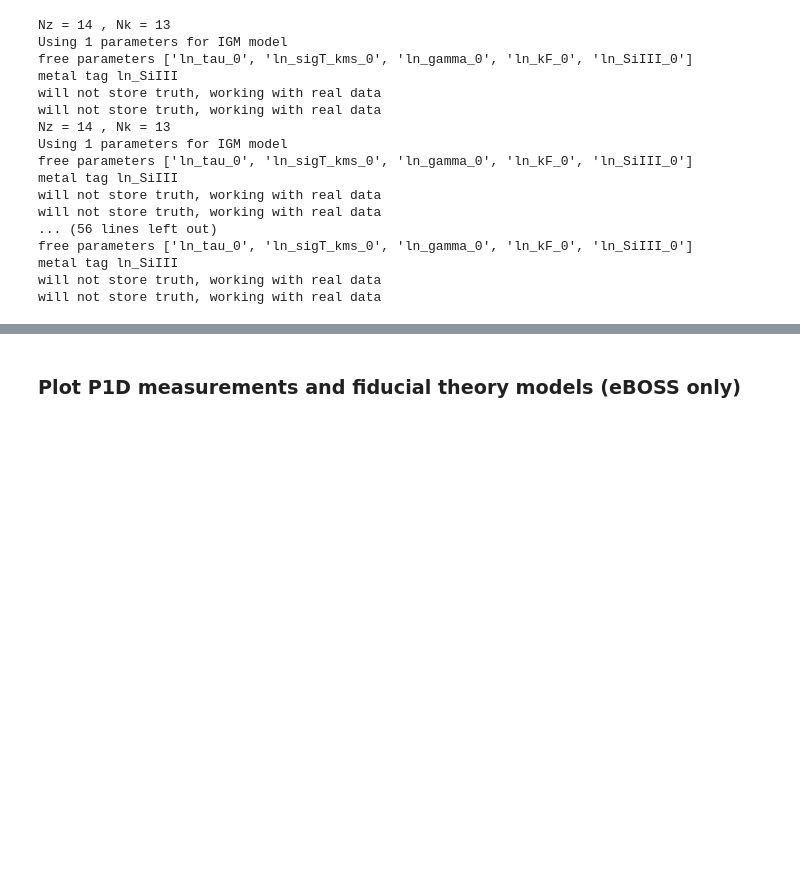
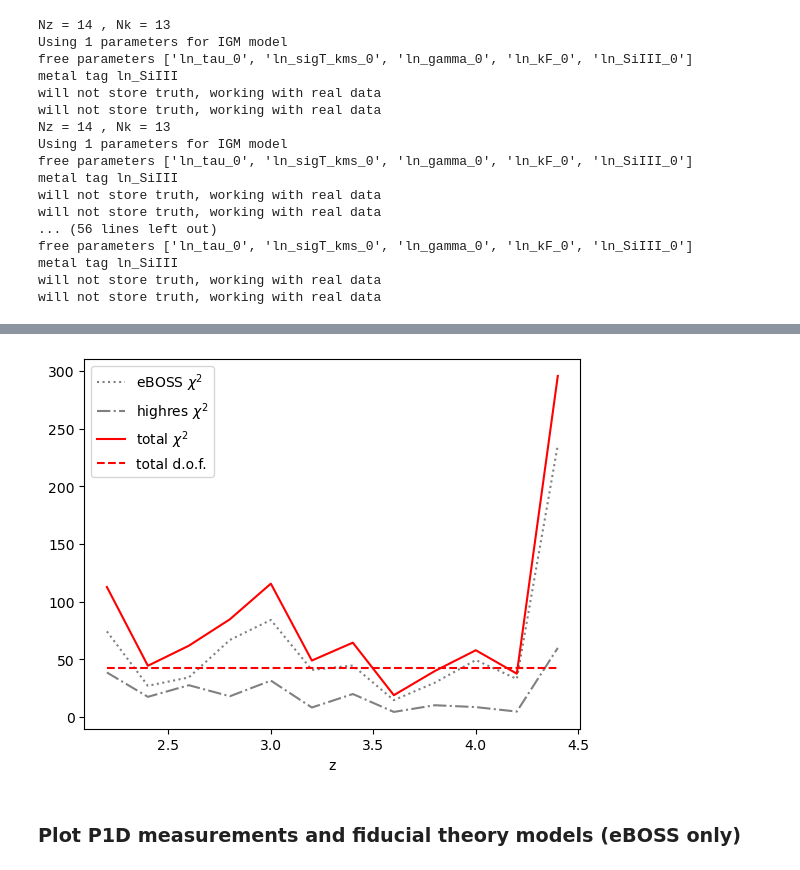
Before and after one commit to igmhub/cup1d, a Jupyter notebook: notebooks/likelihood/plot_marseille.ipynb, the cells around one changed output, grey strips where cells are left out. Drawn from its saved outputs; the diff is of its cells as text; code cells hidden in the pictures; blank space fills up the shorter version.

```diff
--- a/notebooks/likelihood/plot_marseille.ipynb
+++ b/notebooks/likelihood/plot_marseille.ipynb
@@ -209,3 +261,18 @@ if False:
+# %%
+eB_chi2=np.array([allz_runs[iz]['eB_chi2'] for iz in range(Nz)])
+hr_chi2=np.array([allz_runs[iz]['hr_chi2'] for iz in range(Nz)])
+eB_Nk=np.array([allz_runs[iz]['eB_Nk'] for iz in range(Nz)])
+hr_Nk=np.array([allz_runs[iz]['hr_Nk'] for iz in range(Nz)])
+npar=[len(allz_runs[iz]['best_fit_values']) for iz in range(Nz)]
+plt.plot(zs,eB_chi2,label=r'eBOSS $\chi^2$',color='gray',ls=':')
+plt.plot(zs,hr_chi2,label=r'highres $\chi^2$',color='gray',ls='-.')
+plt.plot(zs,eB_chi2+hr_chi2,label=r'total $\chi^2$',color='red',ls='-')
+plt.plot(zs,eB_Nk+hr_Nk-npar,label=r'total d.o.f.',color='red',ls='--')
+plt.legend()
+plt.xlabel('z')
+plt.savefig('chi2_eboss_highres.png')
+# %% [output]
+[figure, added]
 # %% [markdown]
 ### Plot P1D measurements and fiducial theory models (eBOSS only)
 # %%
```
Also changed, not shown: parts of 19 cells of this notebook.
